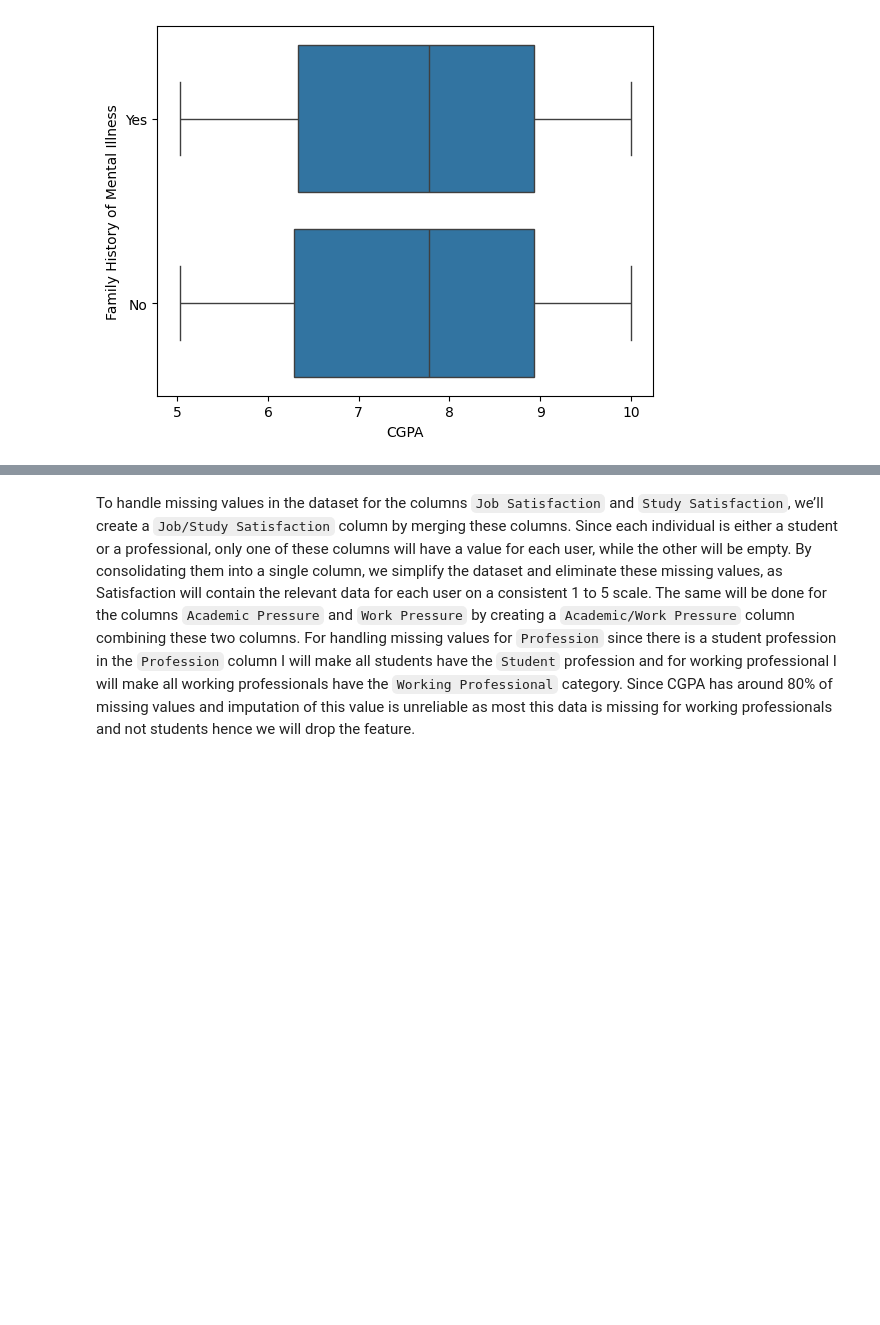
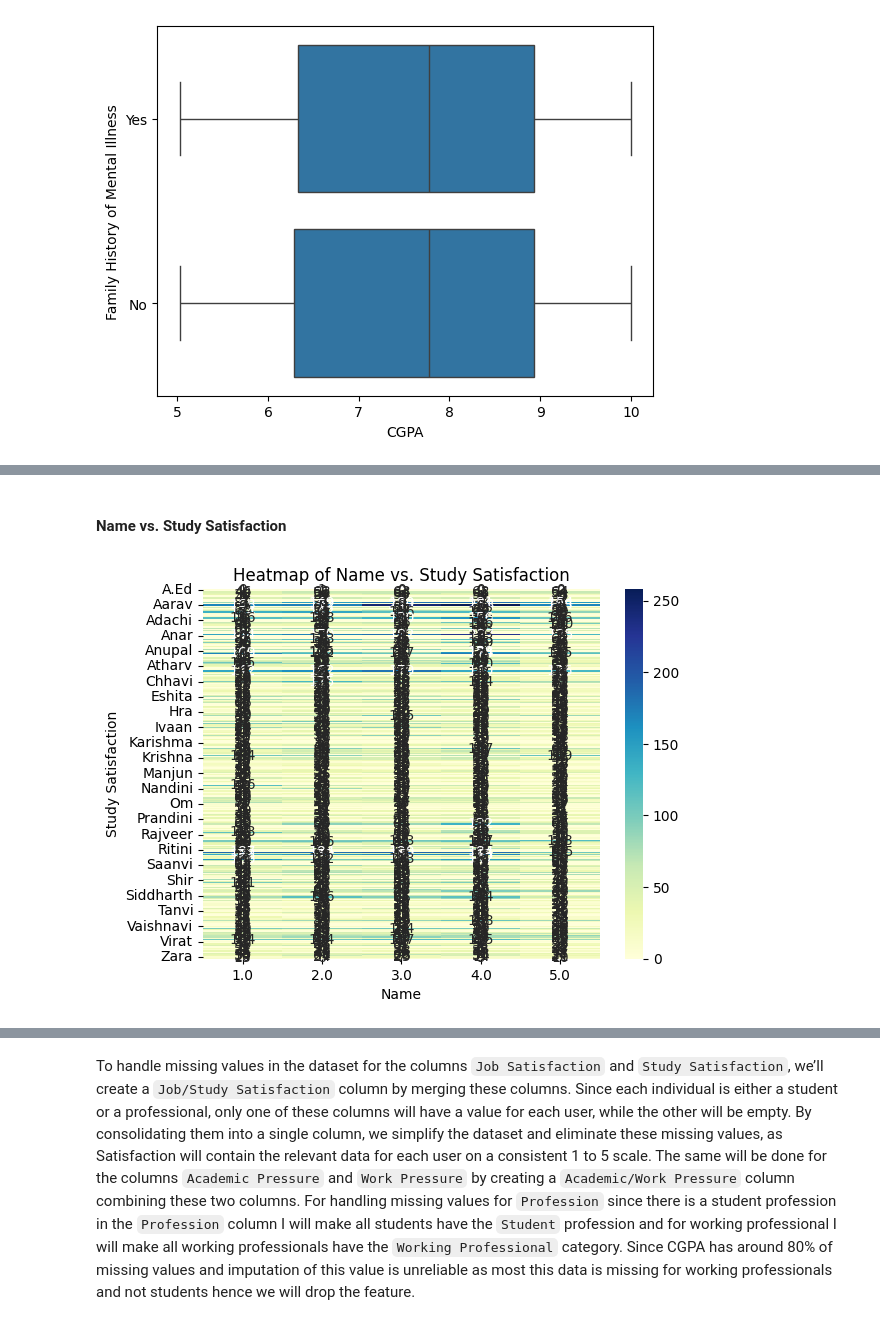
Before and after one commit to ktxdev/mind-matters, a Jupyter notebook: notebooks/EDA.ipynb, the cells around one changed output, grey strips where cells are left out. Saved outputs shown, nothing was run; the diff lists cells and outputs as text; code cells hidden in the pictures; blank space fills up the shorter version.

```diff
--- a/notebooks/EDA.ipynb
+++ b/notebooks/EDA.ipynb
@@ -500,0 +529,6 @@ sns.boxplot(x='CGPA', y='Family History of Mental Illness', data=data)
+# %% [markdown]
+#### Name vs. Study Satisfaction
+# %%
+plot_categorical_vs_categorical_vars(data, 'Name', 'Study Satisfaction')
+# %% [output]
+[figure, added]
```
Also changed, not shown: parts of 17 cells of this notebook.
